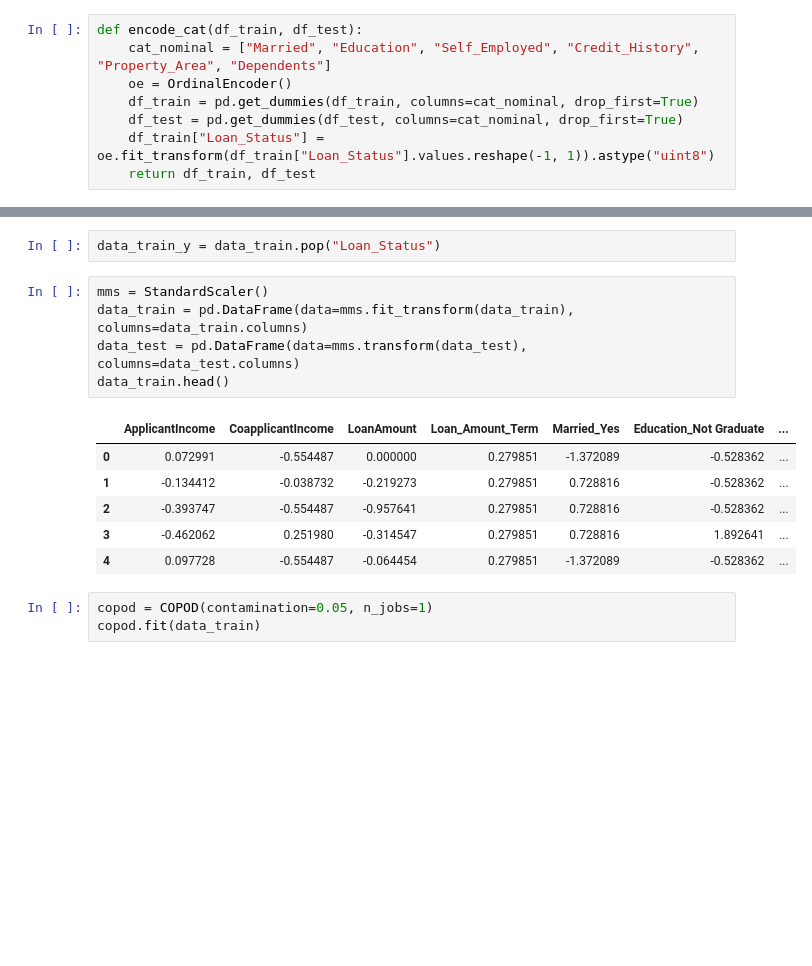
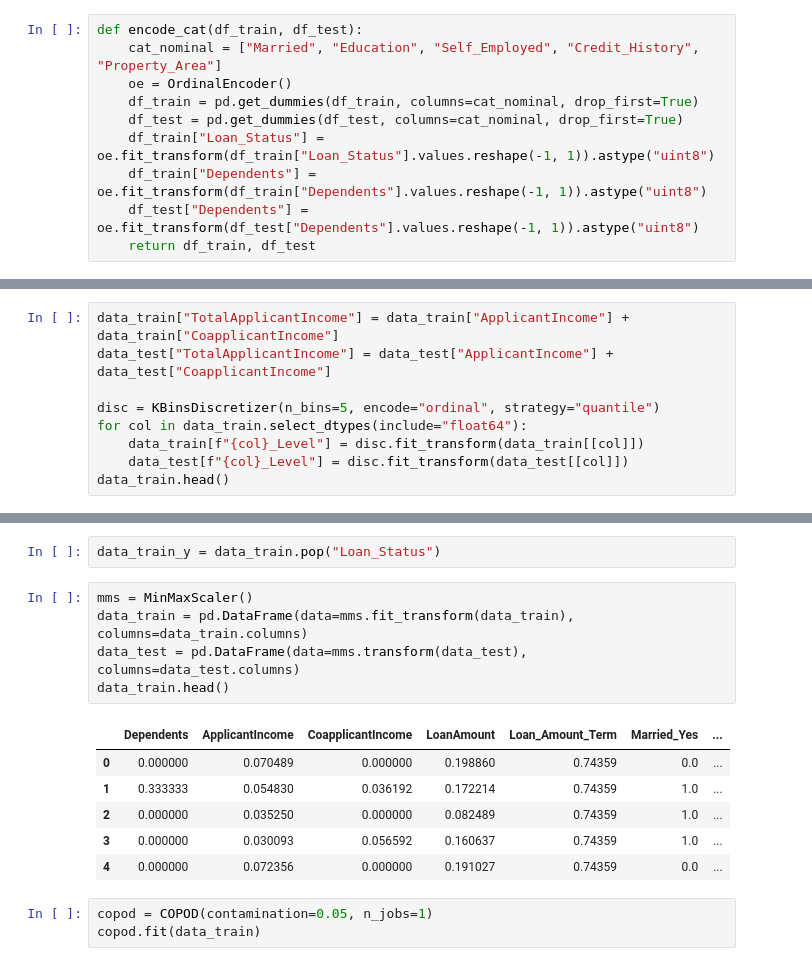
Before and after one commit to SanteriSuomi/Kaggle, a Jupyter notebook: LoanPrediction/LoanPrediction.ipynb, the cells around one changed output, grey strips where cells are left out. Cells and saved outputs as stored; diff of their text form; blank space fills up the shorter version.

Commit message:
update loan prediction notebook

```diff
--- a/LoanPrediction/LoanPrediction.ipynb
+++ b/LoanPrediction/LoanPrediction.ipynb
@@ -136,11 +136,13 @@ for col in data_train.select_dtypes(include="float64"):
     data_test[col] = ii.transform(pd.DataFrame({"" : data_test[col]}))
 # %%
 def encode_cat(df_train, df_test):
-    cat_nominal = ["Married", "Education", "Self_Employed", "Credit_History", "Property_Area", "Dependents"]
+    cat_nominal = ["Married", "Education", "Self_Employed", "Credit_History", "Property_Area"]
     oe = OrdinalEncoder()
     df_train = pd.get_dummies(df_train, columns=cat_nominal, drop_first=True)
     df_test = pd.get_dummies(df_test, columns=cat_nominal, drop_first=True)
     df_train["Loan_Status"] = oe.fit_transform(df_train["Loan_Status"].values.reshape(-1, 1)).astype("uint8")
+    df_train["Dependents"] = oe.fit_transform(df_train["Dependents"].values.reshape(-1, 1)).astype("uint8")
+    df_test["Dependents"] = oe.fit_transform(df_test["Dependents"].values.reshape(-1, 1)).astype("uint8")
     return df_train, df_test
 # %%
 data_train, data_test = encode_cat(data_train, data_test)
@@ -169,0 +149,9 @@ data_train.head()
+# %%
+data_train["TotalApplicantIncome"] = data_train["ApplicantIncome"] + data_train["CoapplicantIncome"]
+data_test["TotalApplicantIncome"] = data_test["ApplicantIncome"] + data_test["CoapplicantIncome"]
+
+disc = KBinsDiscretizer(n_bins=5, encode="ordinal", strategy="quantile")
+for col in data_train.select_dtypes(include="float64"):
+    data_train[f"{col}_Level"] = disc.fit_transform(data_train[[col]])
+    data_test[f"{col}_Level"] = disc.fit_transform(data_test[[col]])
+data_train.head()
@@ -175,17 +170,17 @@ ax = sns.heatmap(data_train.corr(method="pearson").round(2), annot=True, vmin=-1
 # %%
 data_train_y = data_train.pop("Loan_Status")
 # %%
-mms = StandardScaler()
+mms = MinMaxScaler()
 data_train = pd.DataFrame(data=mms.fit_transform(data_train), columns=data_train.columns)
 data_test = pd.DataFrame(data=mms.transform(data_test), columns=data_test.columns)
 data_train.head()
 # %% [output]
-|  | ApplicantIncome | CoapplicantIncome | LoanAmount | Loan_Amount_Term | Married_Yes | Education_Not Graduate | ... |
-| 0 | 0.072991 | -0.554487 | 0.000000 | 0.279851 | -1.372089 | -0.528362 | ... |
-| 1 | -0.134412 | -0.038732 | -0.219273 | 0.279851 | 0.728816 | -0.528362 | ... |
-| 2 | -0.393747 | -0.554487 | -0.957641 | 0.279851 | 0.728816 | -0.528362 | ... |
-| 3 | -0.462062 | 0.251980 | -0.314547 | 0.279851 | 0.728816 | 1.892641 | ... |
-| 4 | 0.097728 | -0.554487 | -0.064454 | 0.279851 | -1.372089 | -0.528362 | ... |
+|  | Dependents | ApplicantIncome | CoapplicantIncome | LoanAmount | Loan_Amount_Term | Married_Yes | ... |
+| 0 | 0.000000 | 0.070489 | 0.000000 | 0.198860 | 0.74359 | 0.0 | ... |
+| 1 | 0.333333 | 0.054830 | 0.036192 | 0.172214 | 0.74359 | 1.0 | ... |
+| 2 | 0.000000 | 0.035250 | 0.000000 | 0.082489 | 0.74359 | 1.0 | ... |
+| 3 | 0.000000 | 0.030093 | 0.056592 | 0.160637 | 0.74359 | 1.0 | ... |
+| 4 | 0.000000 | 0.072356 | 0.000000 | 0.191027 | 0.74359 | 0.0 | ... |
 # %%
 copod = COPOD(contamination=0.05, n_jobs=1)
 copod.fit(data_train)
```
Also changed, not shown: parts of 15 cells of this notebook.
